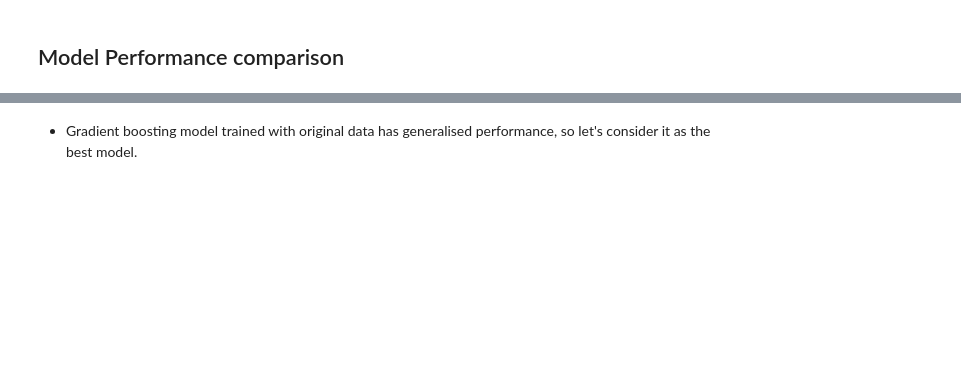
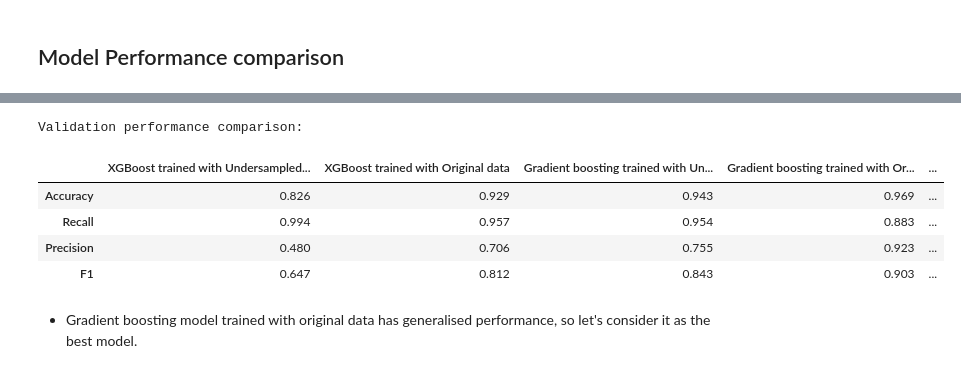
Before and after one commit to gurudattamanpreet/Credit-Card-User-Churn, a Jupyter notebook: Credit_Card_User_Churn.ipynb, the cells around one changed output, grey strips where cells are left out. Saved outputs shown, nothing was run; the diff lists cells and outputs as text; code cells hidden in the pictures; blank space fills up the shorter version.

```diff
--- a/Credit_Card_User_Churn.ipynb
+++ b/Credit_Card_User_Churn.ipynb
@@ -1409,19 +1452,26 @@ models_train_comp_df
 # %%
 # Validation performance comparison
 
 models_train_comp_df = pd.concat(
     [xgb1_val.T, xgb2_val.T, gbm1_val.T, gbm2_val.T, adb1_val.T, adb2_val.T], axis=1,
 )
 models_train_comp_df.columns = [
-    "XGBoost trained with Undersampled data",2026
+    "XGBoost trained with Undersampled data",
     "XGBoost trained with Original data",
     "Gradient boosting trained with Undersampled data",
     "Gradient boosting trained with Original data",
     "AdaBoost trained with Undersampled data",
     "AdaBoost trained with Original data",
 ]
 print("Validation performance comparison:")
 models_train_comp_df
+# %% [output]
+Validation performance comparison:
+|  | XGBoost trained with Undersampled... | XGBoost trained with Original data | Gradient boosting trained with Un... | Gradient boosting trained with Or... | ... |
+| Accuracy | 0.826 | 0.929 | 0.943 | 0.969 | ... |
+| Recall | 0.994 | 0.957 | 0.954 | 0.883 | ... |
+| Precision | 0.480 | 0.706 | 0.755 | 0.923 | ... |
+| F1 | 0.647 | 0.812 | 0.843 | 0.903 | ... |
 # %% [markdown]
 - Gradient boosting model trained with original data has generalised performance, so let's consider it as the best model.
 # %%
```
Also changed, not shown: parts of 55 cells of this notebook.
